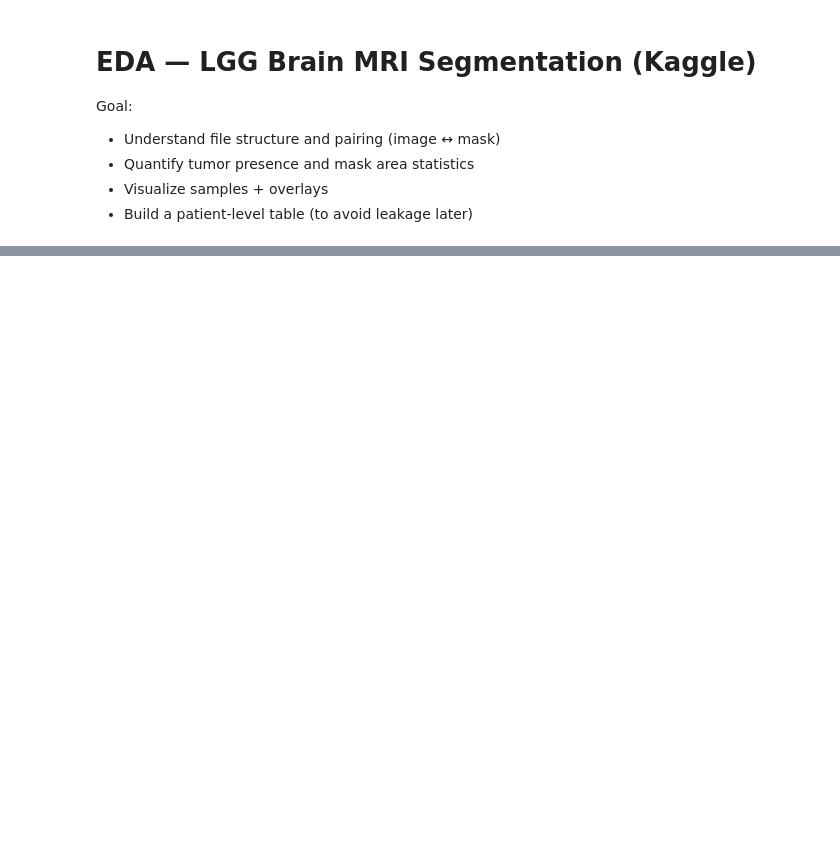
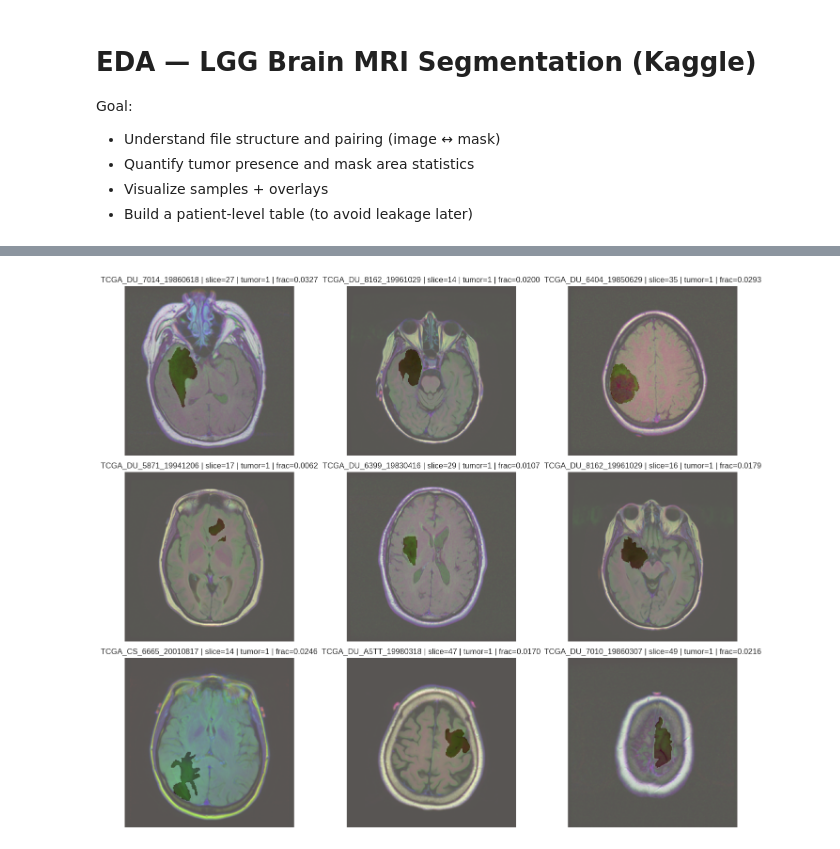
Before and after one commit to prajwal816/Brain-MRI-segmentation, a Jupyter notebook: brainMri-EDA.ipynb, the cells around one changed output, grey strips where cells are left out. Saved outputs shown, nothing was run; the diff lists cells and outputs as text; code cells hidden in the pictures; blank space fills up the shorter version.

```diff
--- a/brainMri-EDA.ipynb
+++ b/brainMri-EDA.ipynb
@@ -199,0 +324,4 @@ patient_df["tumor_slices"].describe()
+# %%
+show_samples(df, n=9, only_tumor=True)
+# %% [output]
+[figure, added]
```
Also changed, not shown: parts of 18 cells of this notebook.
